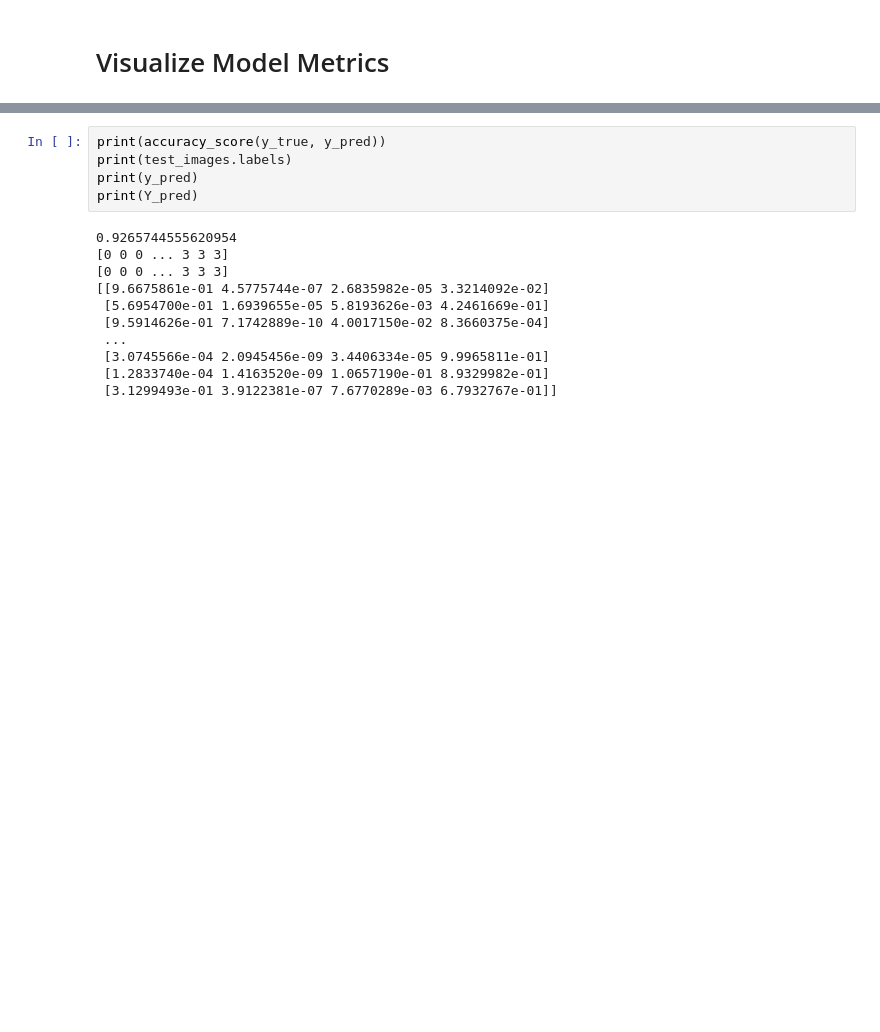
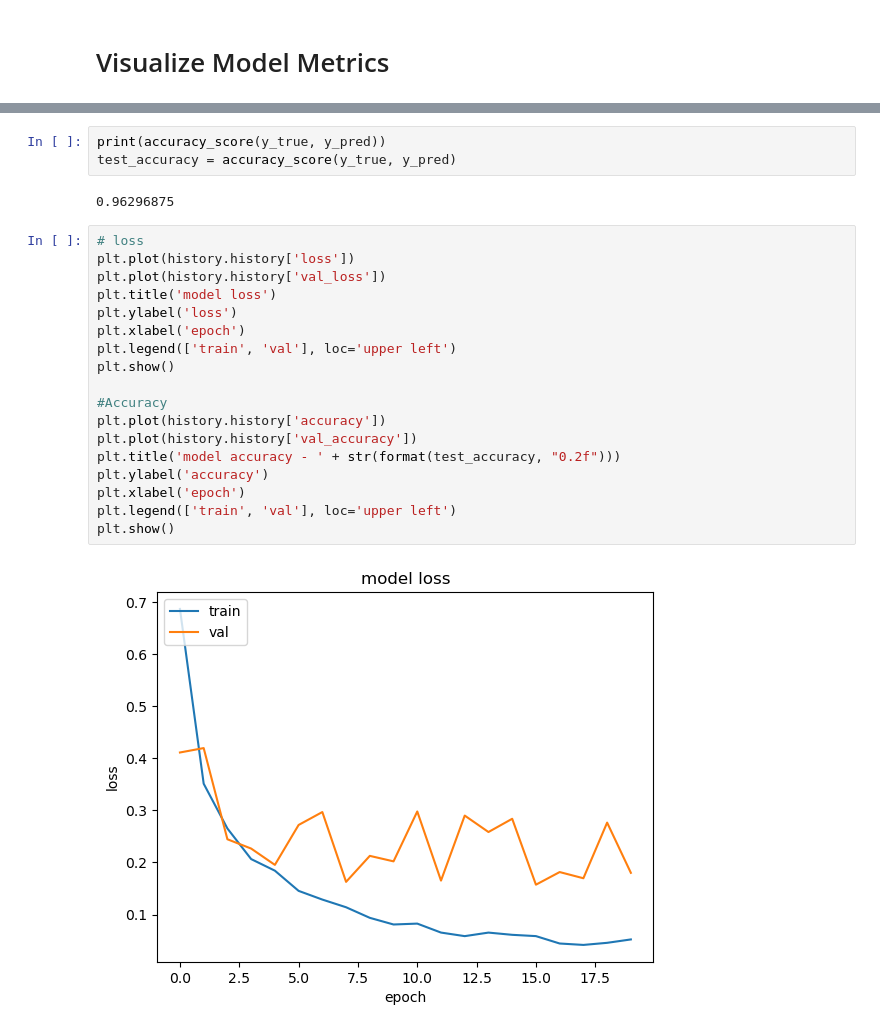
Before and after one commit to malikujjwal/alzheimers_detection, a Jupyter notebook: augmented-alzheimers-detection-um.ipynb, the cells around one changed output, grey strips where cells are left out. Cells and saved outputs as stored; diff of their text form; blank space fills up the shorter version.

```diff
--- a/augmented-alzheimers-detection-um.ipynb
+++ b/augmented-alzheimers-detection-um.ipynb
@@ -238,16 +223,25 @@ plt.show()
 # %%
 print(accuracy_score(y_true, y_pred))
-print(test_images.labels)
-print(y_pred)
-print(Y_pred)
+test_accuracy = accuracy_score(y_true, y_pred)
 # %% [output]
-0.9265744555620954
-[0 0 0 ... 3 3 3]
-[0 0 0 ... 3 3 3]
-[[9.6675861e-01 4.5775744e-07 2.6835982e-05 3.3214092e-02]
- [5.6954700e-01 1.6939655e-05 5.8193626e-03 4.2461669e-01]
- [9.5914626e-01 7.1742889e-10 4.0017150e-02 8.3660375e-04]
- ...
- [3.0745566e-04 2.0945456e-09 3.4406334e-05 9.9965811e-01]
- [1.2833740e-04 1.4163520e-09 1.0657190e-01 8.9329982e-01]
- [3.1299493e-01 3.9122381e-07 7.6770289e-03 6.7932767e-01]]
+0.96296875
+# %%
+# loss
+plt.plot(history.history['loss'])
+plt.plot(history.history['val_loss'])
+plt.title('model loss')
+plt.ylabel('loss')
+plt.xlabel('epoch')
+plt.legend(['train', 'val'], loc='upper left')
+plt.show()
+
+#Accuracy
+plt.plot(history.history['accuracy'])
+plt.plot(history.history['val_accuracy'])
+plt.title('model accuracy - ' + str(format(test_accuracy, "0.2f")))
+plt.ylabel('accuracy')
+plt.xlabel('epoch')
+plt.legend(['train', 'val'], loc='upper left')
+plt.show()
+# %% [output]
+[figure, added]
```
Also changed, not shown: parts of 14 cells of this notebook.
